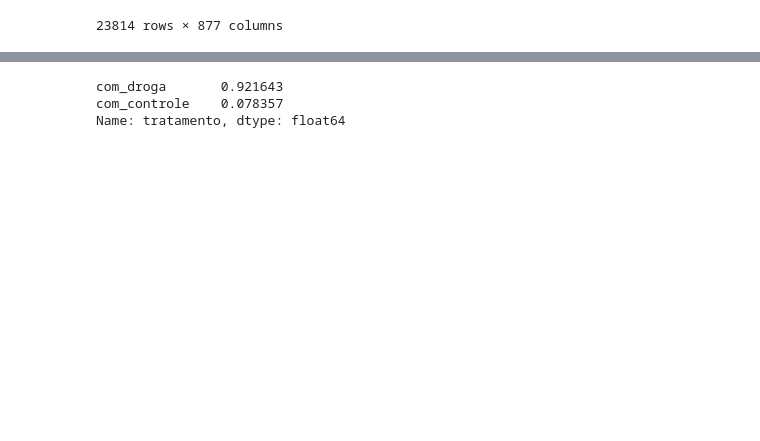
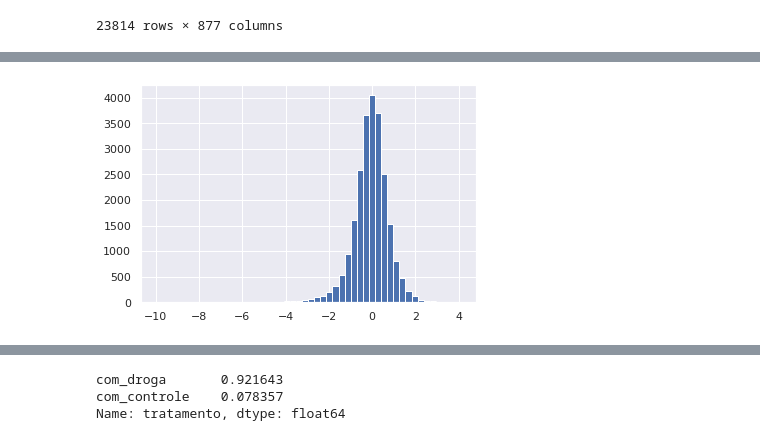
Before and after one commit to Pedro-Henrique8899-eng/Data_Science_Pedro_Enginer, a Jupyter notebook: Análisededadosalura.ipynb, the cells around one changed output, grey strips where cells are left out. Saved outputs shown, nothing was run; the diff lists cells and outputs as text; code cells hidden in the pictures; blank space fills up the shorter version.

```diff
--- a/Análisededadosalura.ipynb
+++ b/Análisededadosalura.ipynb
@@ -149,0 +212,4 @@ dados
+# %%
+dados['g-19'].hist(bins=50);
+# %% [output]
+[figure, added]
```
Also changed, not shown: parts of 23 cells of this notebook.
